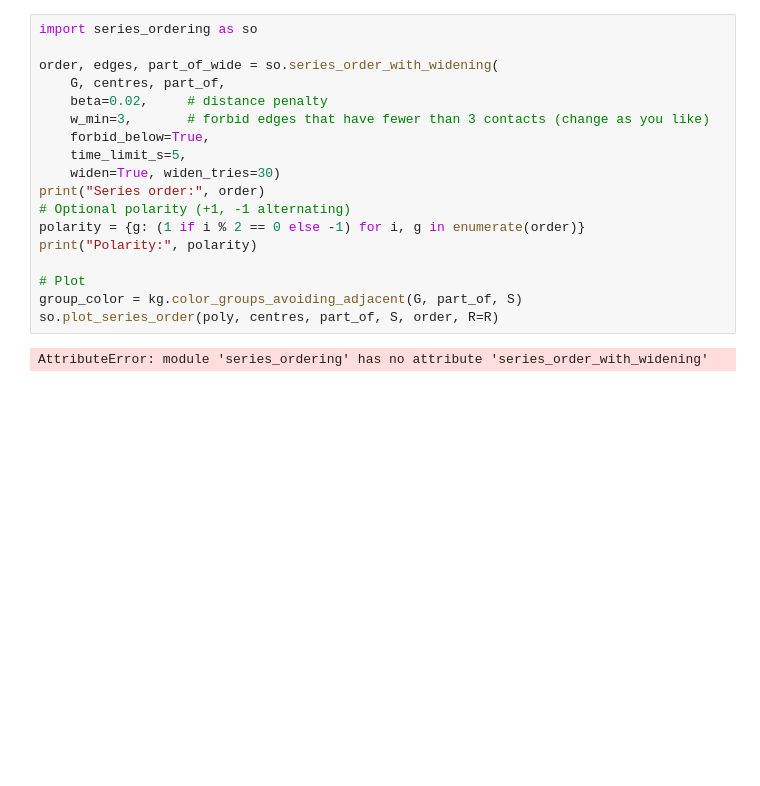
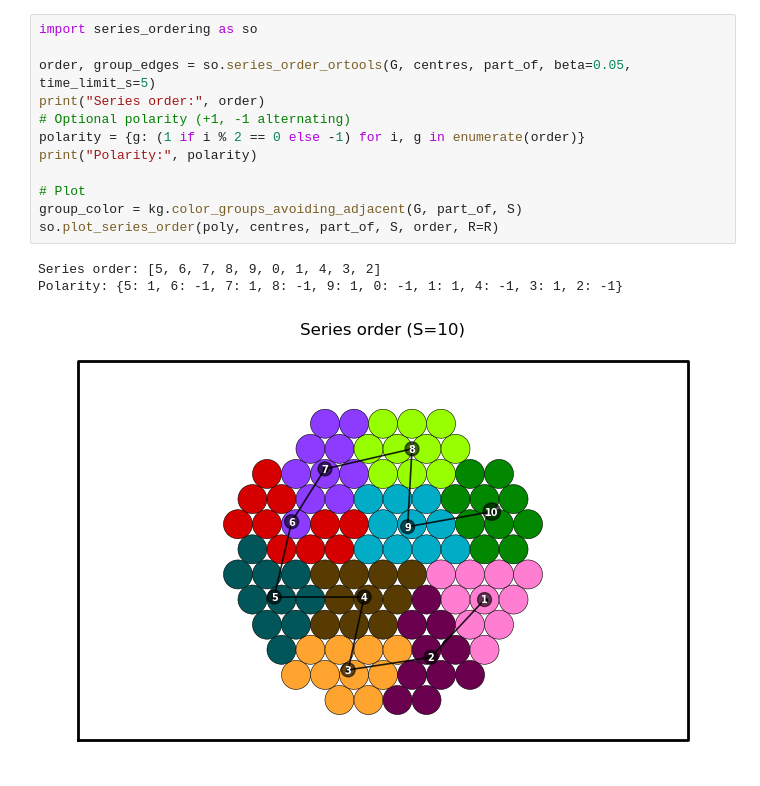
Before and after one commit to adducec03/2BD_project, a Jupyter notebook: new_version/notebook.ipynb, the cells around one changed output. Drawn from its saved outputs; the diff is of its cells as text; blank space fills up the shorter version.

```diff
--- a/new_version/notebook.ipynb
+++ b/new_version/notebook.ipynb
@@ -116,23 +172,19 @@ Kept 590 cells, discarded 19 extras
 # %%
 import series_ordering as so
 
-order, edges, part_of_wide = so.series_order_with_widening(
-    G, centres, part_of,
-    beta=0.02,     # distance penalty
-    w_min=3,       # forbid edges that have fewer than 3 contacts (change as you like)
-    forbid_below=True,
-    time_limit_s=5,
-    widen=True, widen_tries=30)
+order, group_edges = so.series_order_ortools(G, centres, part_of, beta=0.05, time_limit_s=5)
 print("Series order:", order)
 # Optional polarity (+1, -1 alternating)
 polarity = {g: (1 if i % 2 == 0 else -1) for i, g in enumerate(order)}
 print("Polarity:", polarity)
 
 # Plot
 group_color = kg.color_groups_avoiding_adjacent(G, part_of, S)
 so.plot_series_order(poly, centres, part_of, S, order, R=R)
 # %% [output]
-AttributeError: module 'series_ordering' has no attribute 'series_order_with_widening'
+Series order: [5, 6, 7, 8, 9, 0, 1, 4, 3, 2]
+Polarity: {5: 1, 6: -1, 7: 1, 8: -1, 9: 1, 0: -1, 1: 1, 4: -1, 3: 1, 2: -1}
+[figure, added]
 # %%
 plates = pp.make_all_plates(G, centres, part_of, S,
                                 R=R, land=1.2, gap=2.0, outline=poly, res=64)
```
Also changed, not shown: parts of 5 cells of this notebook, 1 other file.
